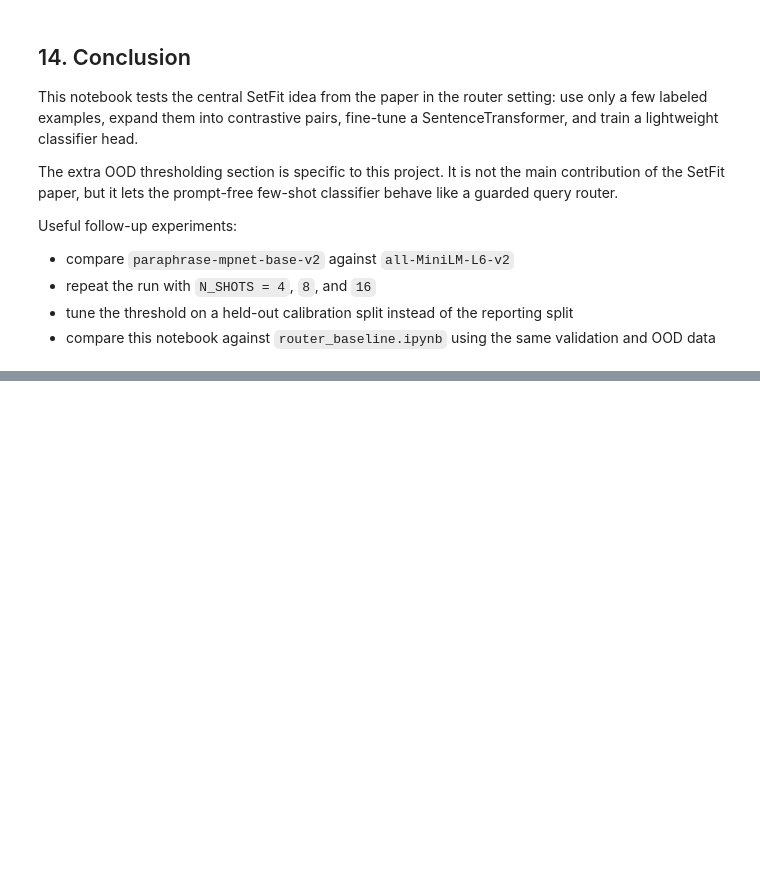
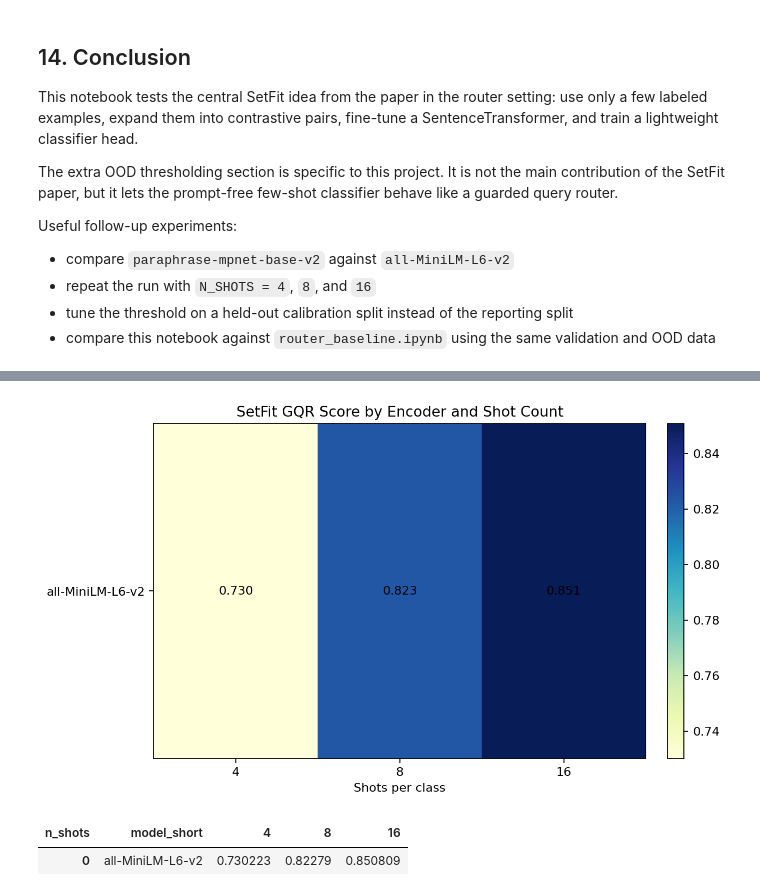
Before and after one commit to TomasH60/nsiete_projekt3, a Jupyter notebook: notebooks/setfit_methodology.ipynb, the cells around one changed output, grey strips where cells are left out. Cells and saved outputs as stored; diff of their text form; code cells hidden in the pictures; blank space fills up the shorter version.

```diff
--- a/notebooks/setfit_methodology.ipynb
+++ b/notebooks/setfit_methodology.ipynb
@@ -444,0 +861,32 @@ Useful follow-up experiments:
+# %%
+heatmap_df = benchmark_summary_df[benchmark_summary_df["run_contrastive_fine_tuning"]].copy()
+heatmap_df["model_short"] = heatmap_df["embedding_model"].str.replace("sentence-transformers/", "", regex=False)
+heatmap_table = heatmap_df.pivot_table(
+    index="model_short",
+    columns="n_shots",
+    values="threshold_gqr_score",
+    aggfunc="max",
+)
+
+fig, ax = plt.subplots(figsize=(8, 4.8))
+image = ax.imshow(heatmap_table.to_numpy(), cmap="YlGnBu", aspect="auto")
+ax.set_xticks(range(len(heatmap_table.columns)))
+ax.set_xticklabels(heatmap_table.columns.tolist())
+ax.set_yticks(range(len(heatmap_table.index)))
+ax.set_yticklabels(heatmap_table.index.tolist())
+ax.set_xlabel("Shots per class")
+ax.set_title("SetFit GQR Score by Encoder and Shot Count")
+for row_index in range(len(heatmap_table.index)):
+    for column_index in range(len(heatmap_table.columns)):
+        value = heatmap_table.iloc[row_index, column_index]
+        if not pd.isna(value):
+            ax.text(column_index, row_index, f"{value:.3f}", ha="center", va="center", color="black")
+fig.colorbar(image, ax=ax, fraction=0.046, pad=0.04)
+plt.tight_layout()
+plt.savefig(BENCHMARK_OUTPUT_DIR / "encoder_shot_heatmap.png", dpi=160, bbox_inches="tight")
+plt.show()
+heatmap_table
+# %% [output]
+[figure, added]
+| n_shots | model_short | 4 | 8 | 16 |
+| 0 | all-MiniLM-L6-v2 | 0.730223 | 0.82279 | 0.850809 |
```
Also changed, not shown: parts of 33 cells of this notebook, 3 other files.
